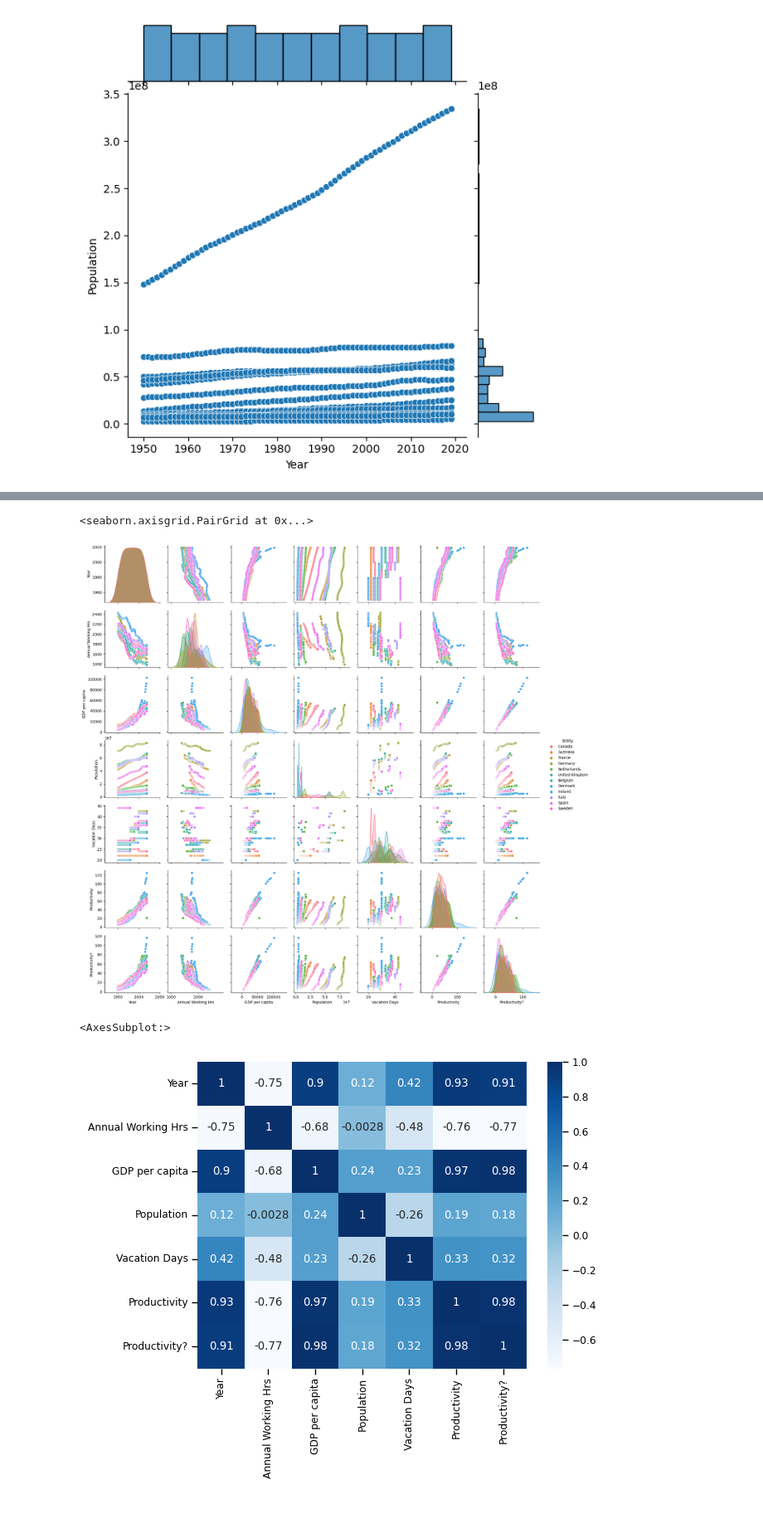
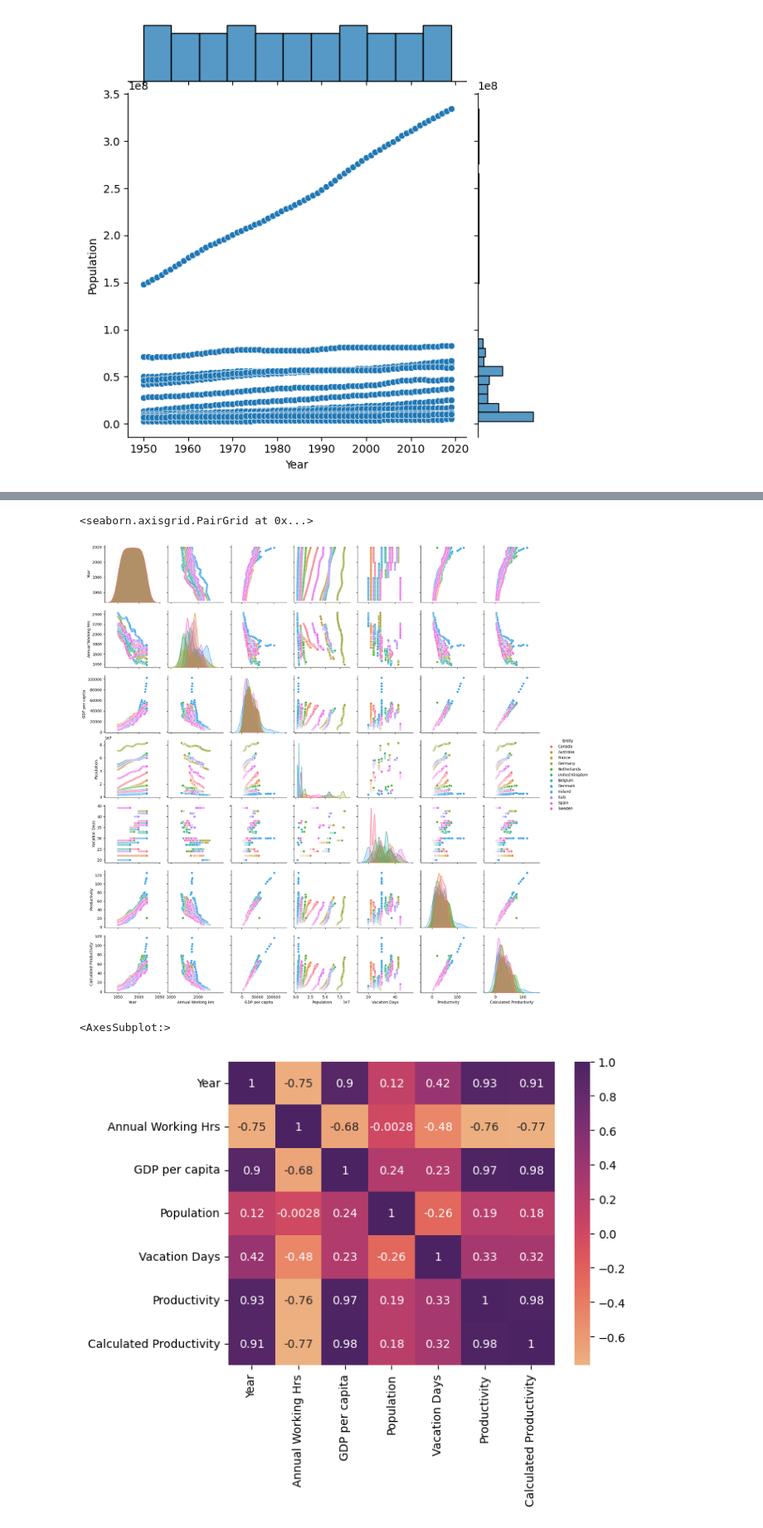
Before and after one commit to ubco-W2022T1-cosc301/project-group17, a Jupyter notebook: notebooks/analysis1.ipynb, the cells around one changed output, grey strips where cells are left out. Shown at 83% size. Saved outputs shown, nothing was run; the diff lists cells and outputs as text; code cells hidden in the pictures.

```diff
--- a/notebooks/analysis1.ipynb
+++ b/notebooks/analysis1.ipynb
@@ -60,7 +59,7 @@ df.describe()
 | max | 2019.000000 | 2428.279448 | 102622.448900 | 3.343197e+08 | 44.000000 | 125.092536 |
 # %%
 #Seeing the correlation between the given productivity value, and one calculated by us.
-df['Productivity?'] = 2*df['GDP per capita']/df['Annual Working Hrs']
+df['Calculated Productivity'] = 2*df['GDP per capita']/df['Annual Working Hrs']
 # %%
 #Most of our data is looking at countries/years with populations of less than 100million,
 #while a few exceptions are in the >100 million population range
@@ -100,12 +99,12 @@ sns.pairplot(df_s, hue='Entity')
 #average working hours decrease or alternatively, as year increases, average working hours decrease).
 # %% [output]
 <seaborn.axisgrid.PairGrid at 0x...>
-[figure, old version]
+[figure, new version]
 # %%
 df_mx = df.corr()
 df_mx
-sns.heatmap(df_mx, annot = True, cmap = 'Blues')
+sns.heatmap(df_mx, annot = True, cmap = 'flare')
 #Interestingly annual working hours is negatively correlated with productivity.
 # %% [output]
 <AxesSubplot:>
-[figure, old version]
+[figure, new version]
```
Also changed, not shown: parts of 8 cells of this notebook.
